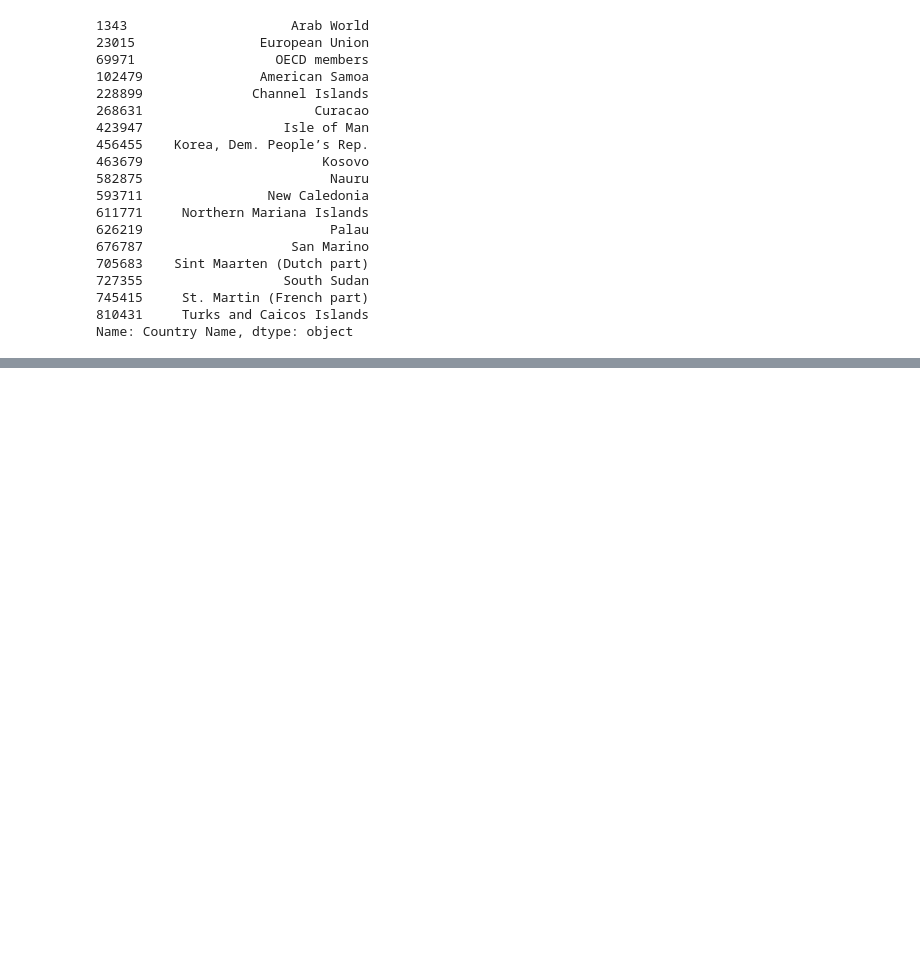
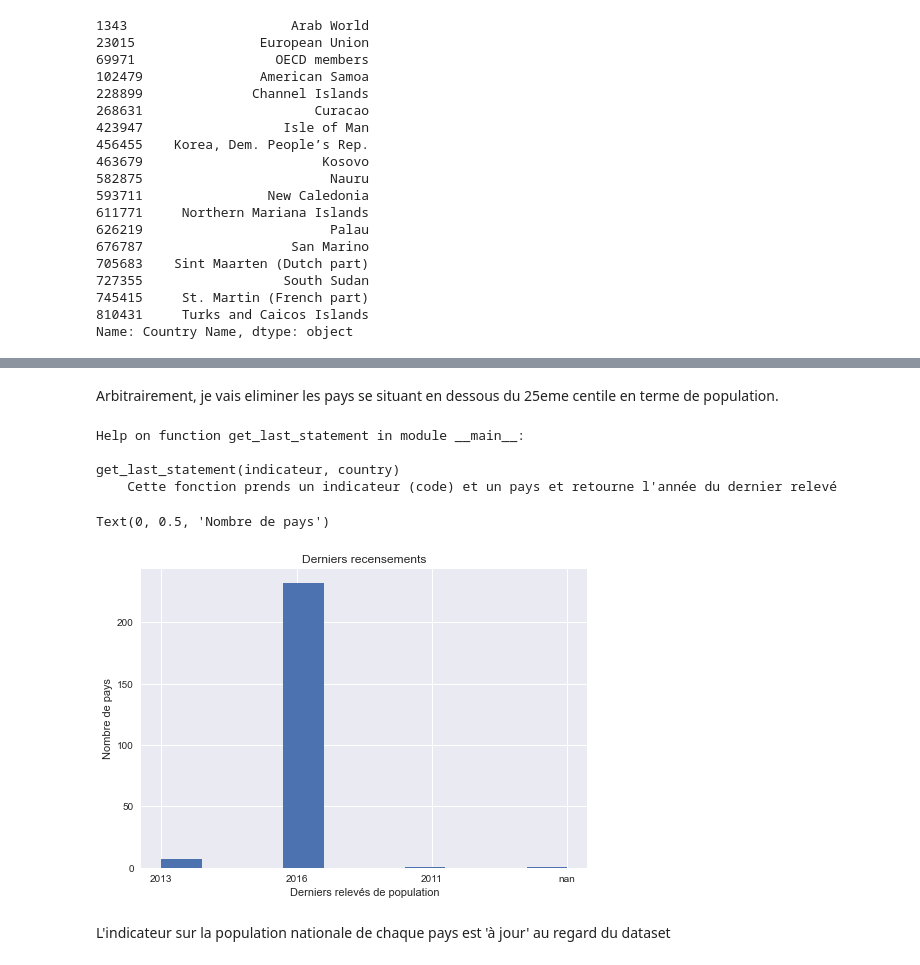
Before and after one commit to khub41/OC_P02, a Jupyter notebook: data_clean.ipynb, the cells around one changed output, grey strips where cells are left out. Saved outputs shown, nothing was run; the diff lists cells and outputs as text; code cells hidden in the pictures; blank space fills up the shorter version.

```diff
--- a/data_clean.ipynb
+++ b/data_clean.ipynb
@@ -1147,0 +1219,18 @@ Name: Country Name, dtype: object
+# %%
+country_ok = []
+country_ko = []
+for country in pays_sans_releves_2016:
+    last_statement = get_last_statement(code_indic_internet, country)
+    if last_statement == None:
+        country_ko.append(country)
+    else:
+        last_value = data[(data['Indicator Code'] == code_indic_internet) & (data['Country Name'] == country)][last_statement].iloc[0]
+        print(country, last_value, last_statement)
+        if last_value >= 65: # Plus grande tolérance due à une plus grande ancienneté
+            country_ok.append(country)
+        else:
+            country_ko.append(country)
+print(country_ok)
+print(country_ko)
+country_ok = pd.Series(country_ok)
+pays_internet_suffisant = pays_internet_suffisant.append(country_ok)
@@ -1147,0 +1260,3 @@ Name: Country Name, dtype: object
+# %%
+code_indic_pop = 'SP.POP.TOTL'
+data_pop = data[data['Indicator Code'] == code_indic_pop]
@@ -1147,0 +1270,32 @@ Name: Country Name, dtype: object
+# %% [markdown]
+Arbitrairement, je vais eliminer les pays se situant en dessous du 25eme centile en terme de population.
+# %%
+help(get_last_statement)
+# %% [output]
+Help on function get_last_statement in module __main__:
+
+get_last_statement(indicateur, country)
+    Cette fonction prends un indicateur (code) et un pays et retourne l'année du dernier relevé
+# %%
+last_pop_values = []
+last_pop_years = []
+for country in data_pop["Country Name"].unique():
+    last_pop_year = get_last_statement(code_indic_pop, country)
+    if last_pop_year == None:
+        last_pop_years.append(np.nan)
+        last_pop_values.append(np.nan)
+    else:
+        last_pop_years.append(last_pop_year)
+        last_pop_value = data[(data['Indicator Code'] == code_indic_pop) & (data['Country Name'] == country)][last_pop_year].iloc[0]
+        last_pop_values.append(last_pop_value)
+# %%
+fig = plt.figure()
+plt.title("Derniers recensements")
+plt.hist(last_pop_years)
+plt.xlabel('Derniers relevés de population')
+plt.ylabel('Nombre de pays')
+# %% [output]
+Text(0, 0.5, 'Nombre de pays')
+[figure, added]
+# %% [markdown]
+L'indicateur sur la population nationale de chaque pays est 'à jour' au regard du dataset
```
Also changed, not shown: parts of 119 cells of this notebook, 1 other file.
